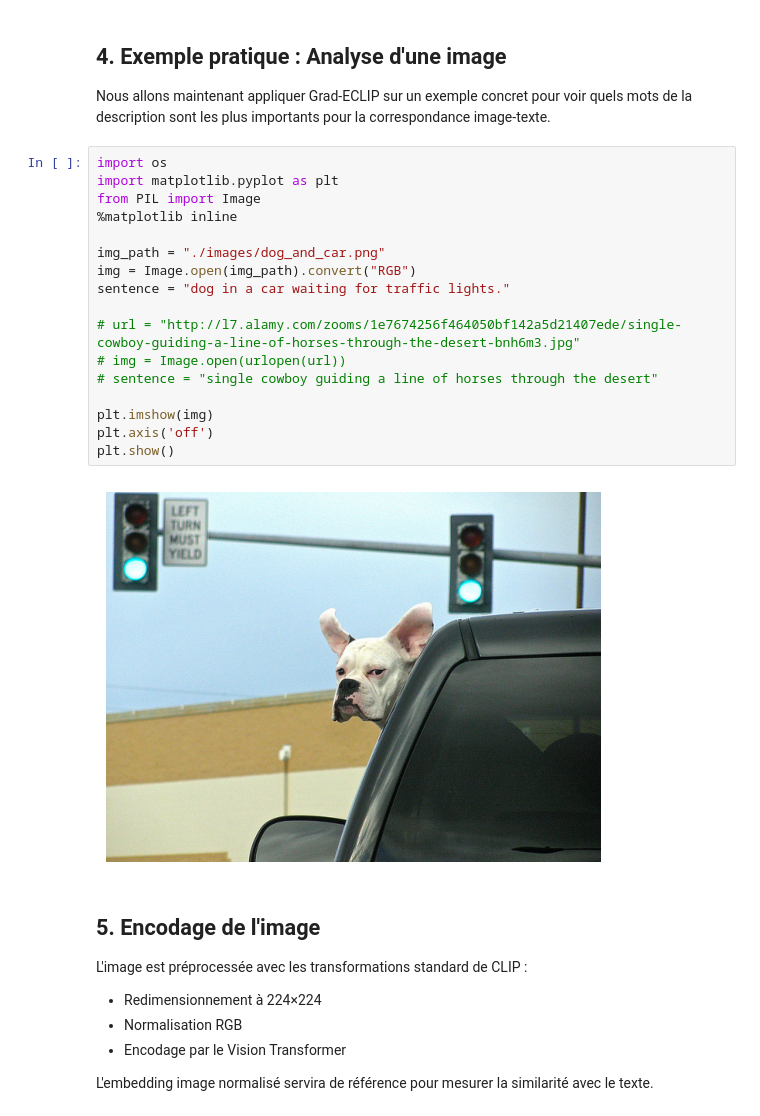
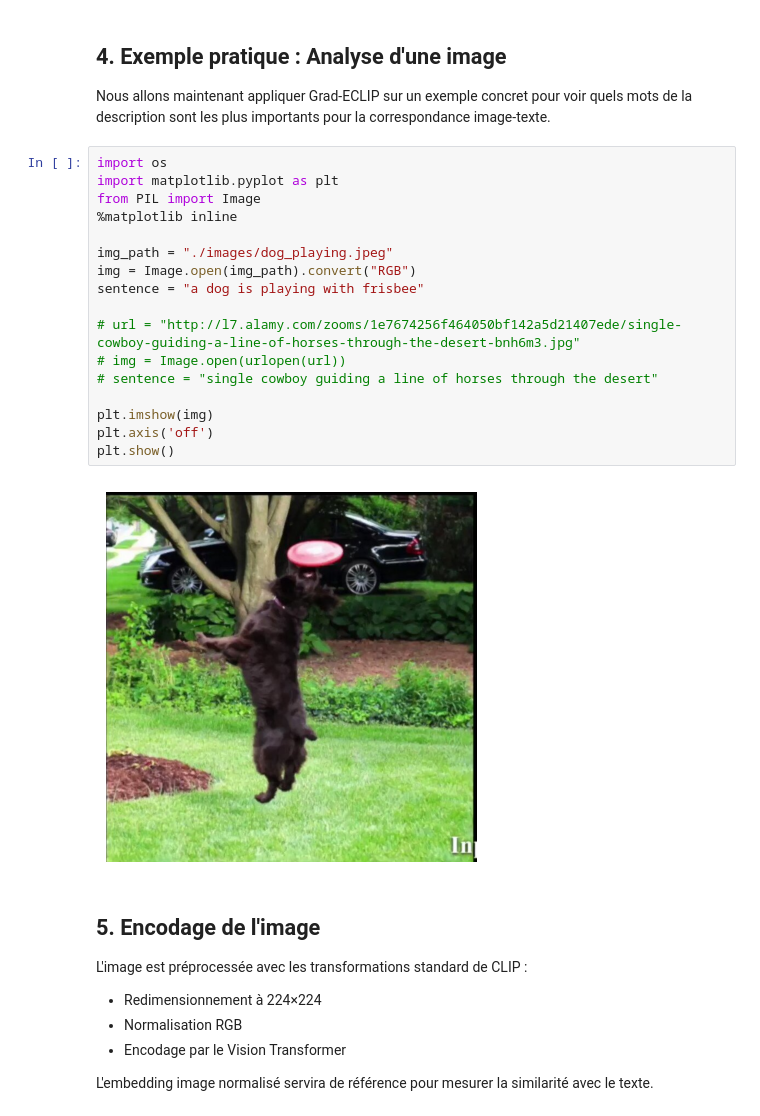
Before and after one commit to mbathe/Projet-IA-Fairness, a Jupyter notebook: Grad_ECLIP/grad_eclip_text.ipynb, the cells around one changed output. Drawn from its saved outputs; the diff is of its cells as text.

```diff
--- a/Grad_ECLIP/grad_eclip_text.ipynb
+++ b/Grad_ECLIP/grad_eclip_text.ipynb
@@ -226,22 +226,22 @@ Nous allons maintenant appliquer Grad-ECLIP sur un exemple concret pour voir que
 # %%
 import os
 import matplotlib.pyplot as plt
 from PIL import Image
 %matplotlib inline
 
-img_path = "./images/dog_and_car.png"
+img_path = "./images/dog_playing.jpeg"
 img = Image.open(img_path).convert("RGB")
-sentence = "dog in a car waiting for traffic lights."
+sentence = "a dog is playing with frisbee"
 
 # url = "http://l7.alamy.com/zooms/1e7674256f464050bf142a5d21407ede/single-cowboy-guiding-a-line-of-horses-through-the-desert-bnh6m3.jpg"
 # img = Image.open(urlopen(url))
 # sentence = "single cowboy guiding a line of horses through the desert"
 
 plt.imshow(img)
 plt.axis('off')
 plt.show()
 # %% [output]
-[figure, old version]
+[figure, new version]
 # %% [markdown]
 ## 5. Encodage de l'image
 
```
Also changed, not shown: parts of 3 cells of this notebook, 2 other files.
